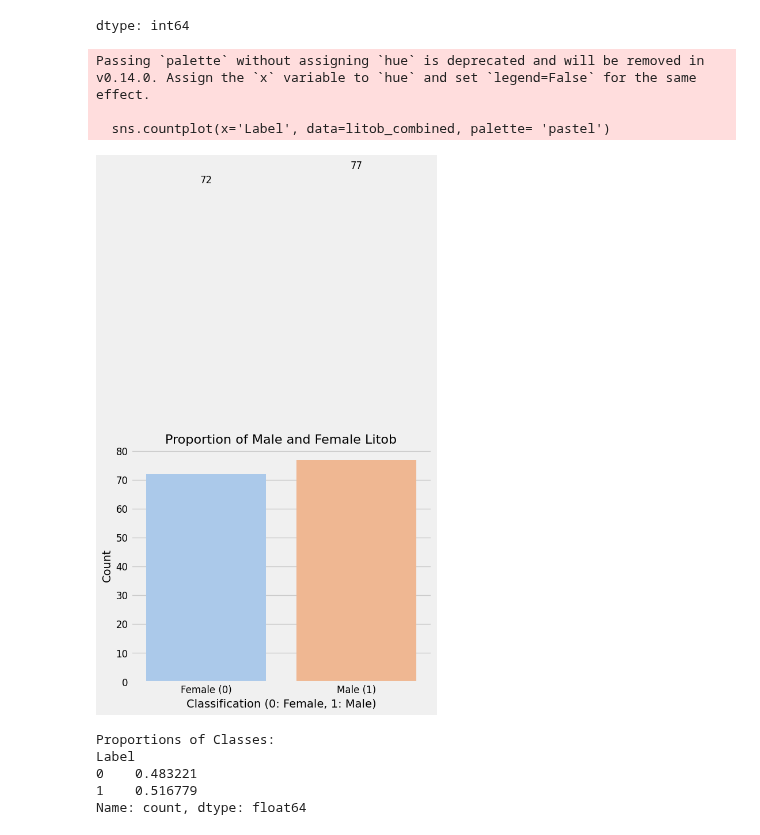
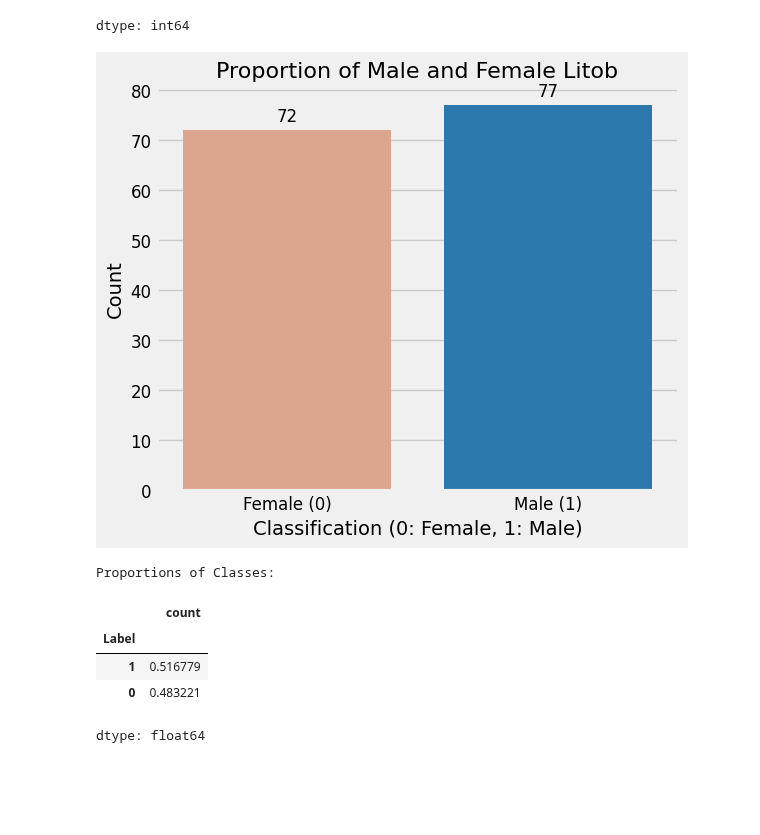
Before and after one commit to Geez-l/litoX, a Jupyter notebook: litoX_preprocessing.ipynb, the cells around one changed output. Cells and saved outputs as stored; diff of their text form; code cells hidden in the pictures; blank space fills up the shorter version.

```diff
--- a/litoX_preprocessing.ipynb
+++ b/litoX_preprocessing.ipynb
@@ -282,42 +282,43 @@ litob_combined.Label.value_counts()
 | 0 | 72 |
 dtype: int64
 # %%
-#### plot visualizations for the no. of male and female
-import pandas as pd
+import matplotlib.pyplot as plt
 import seaborn as sns
-import matplotlib.pyplot as plt
-
 
 plt.style.use('fivethirtyeight')
 plt.figure(figsize=(6, 5))
-sns.countplot(x='Label', data=litob_combined, palette= 'pastel')
+
+# Define custom color palette with integer keys
+colors = {0: "#e9a080", 1: "#187cc1"}  # Changed keys to integers
+
+# Assign 'Label' to 'hue' and set legend=False
+ax = sns.countplot(x='Label', data=litob_combined, hue='Label', palette=colors, legend=False)
 plt.xlabel('Classification (0: Female, 1: Male)', fontsize=14)
 plt.ylabel('Count', fontsize=14)
 
-## calculating the counts
-counts = litob_combined['Label'].value_counts().sort_index()
-
-for index in counts.index:
-    plt.text(index, counts[index] + 100, str(counts[index]), ha='center', va='bottom', fontsize=12)
-
-## plot visualizations
 plt.title('Proportion of Male and Female Litob', fontsize=16)
 plt.xticks(ticks=[0, 1], labels=['Female (0)', 'Male (1)'], fontsize=12)
 plt.yticks(fontsize=12)
+
+# Add count numbers to the bars
+for p in ax.patches:
+    ax.annotate(f'{int(p.get_height())}', (p.get_x() + p.get_width() / 2., p.get_height()),  # Converted to int
+                ha='center', va='center', xytext=(0, 10), textcoords='offset points', fontsize=12)
+
 plt.show()
+
+counts = litob_combined.Label.value_counts()
 proportions = counts / counts.sum()
 print('Proportions of Classes:')
-print(proportions)
+proportions
 # %% [output]
+[figure, new version]
-Passing `palette` without assigning `hue` is deprecated and will be removed in v0.14.0. Assign the `x` variable to `hue` and set `legend=False` for the same effect.
-
-  sns.countplot(x='Label', data=litob_combined, palette= 'pastel')
+Proportions of Classes:
-[figure, old version]
+|  | count |
+| Label |  |
+| 1 | 0.516779 |
+| 0 | 0.483221 |
-Proportions of Classes:
-Label
-0    0.483221
-1    0.516779
-Name: count, dtype: float64
+dtype: float64
 # %%
 litob_features = litob_combined.columns.drop(['Label'])
 x = litob_combined[litob_features]
```
Also changed, not shown: parts of 4 cells of this notebook.
